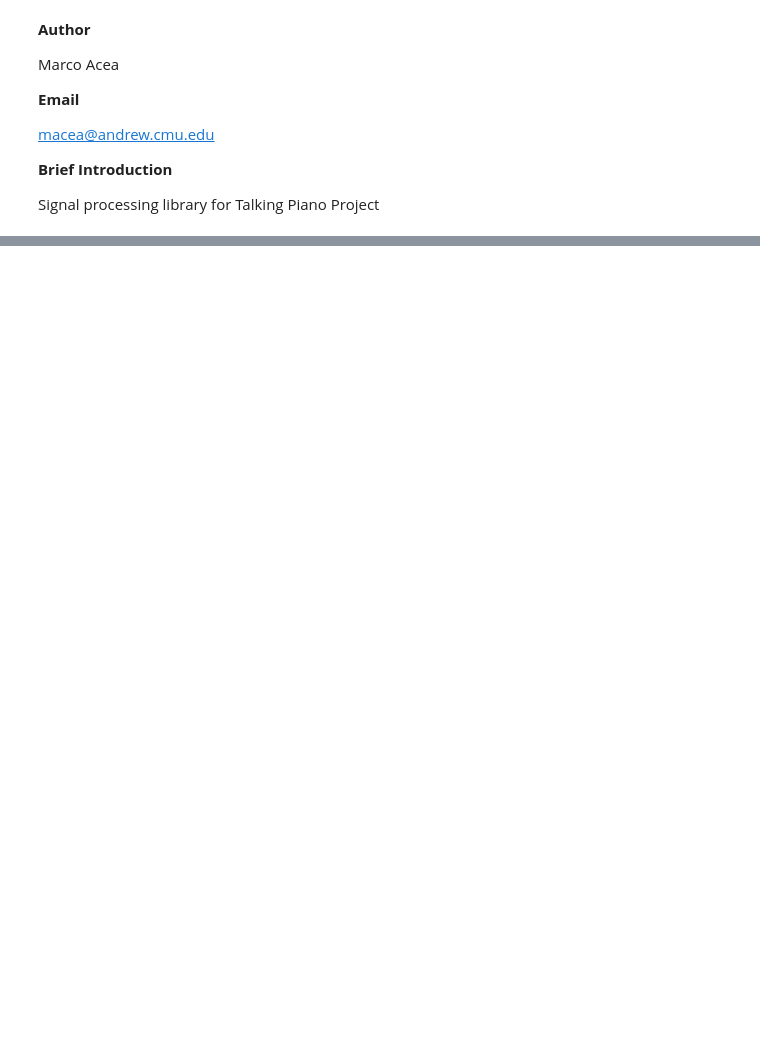
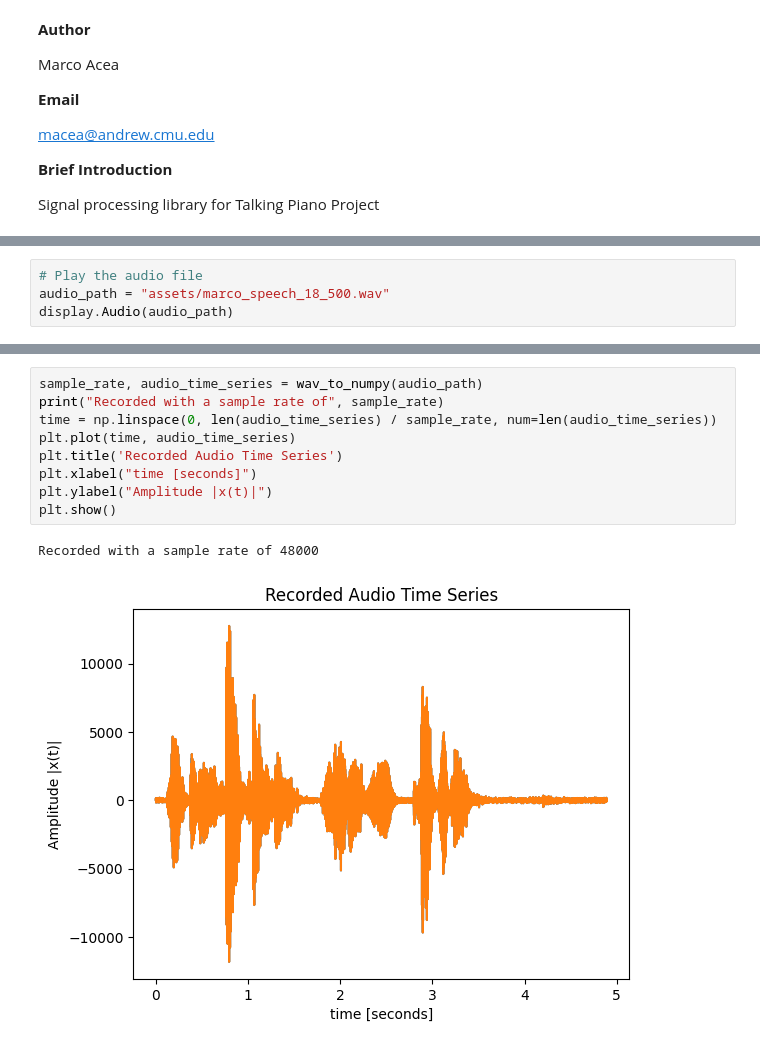
Before and after one commit to ECE-Capstone-2022/signal-processing, a Jupyter notebook: main.ipynb, the cells around one changed output, grey strips where cells are left out. Drawn from its saved outputs; the diff is of its cells as text; blank space fills up the shorter version.

```diff
--- a/main.ipynb
+++ b/main.ipynb
@@ -41,0 +48,4 @@ with open('key_frequencies.txt', 'r') as f:
+# %%
+# Play the audio file
+audio_path = "assets/marco_speech_18_500.wav"
+display.Audio(audio_path)
@@ -41,0 +54,12 @@ with open('key_frequencies.txt', 'r') as f:
+# %%
+sample_rate, audio_time_series = wav_to_numpy(audio_path)
+print("Recorded with a sample rate of", sample_rate)
+time = np.linspace(0, len(audio_time_series) / sample_rate, num=len(audio_time_series))
+plt.plot(time, audio_time_series)
+plt.title('Recorded Audio Time Series')
+plt.xlabel("time [seconds]")
+plt.ylabel("Amplitude |x(t)|")
+plt.show()
+# %% [output]
+Recorded with a sample rate of 48000
+[figure, added]
```
Also changed, not shown: parts of 8 cells of this notebook, 1 other file.
